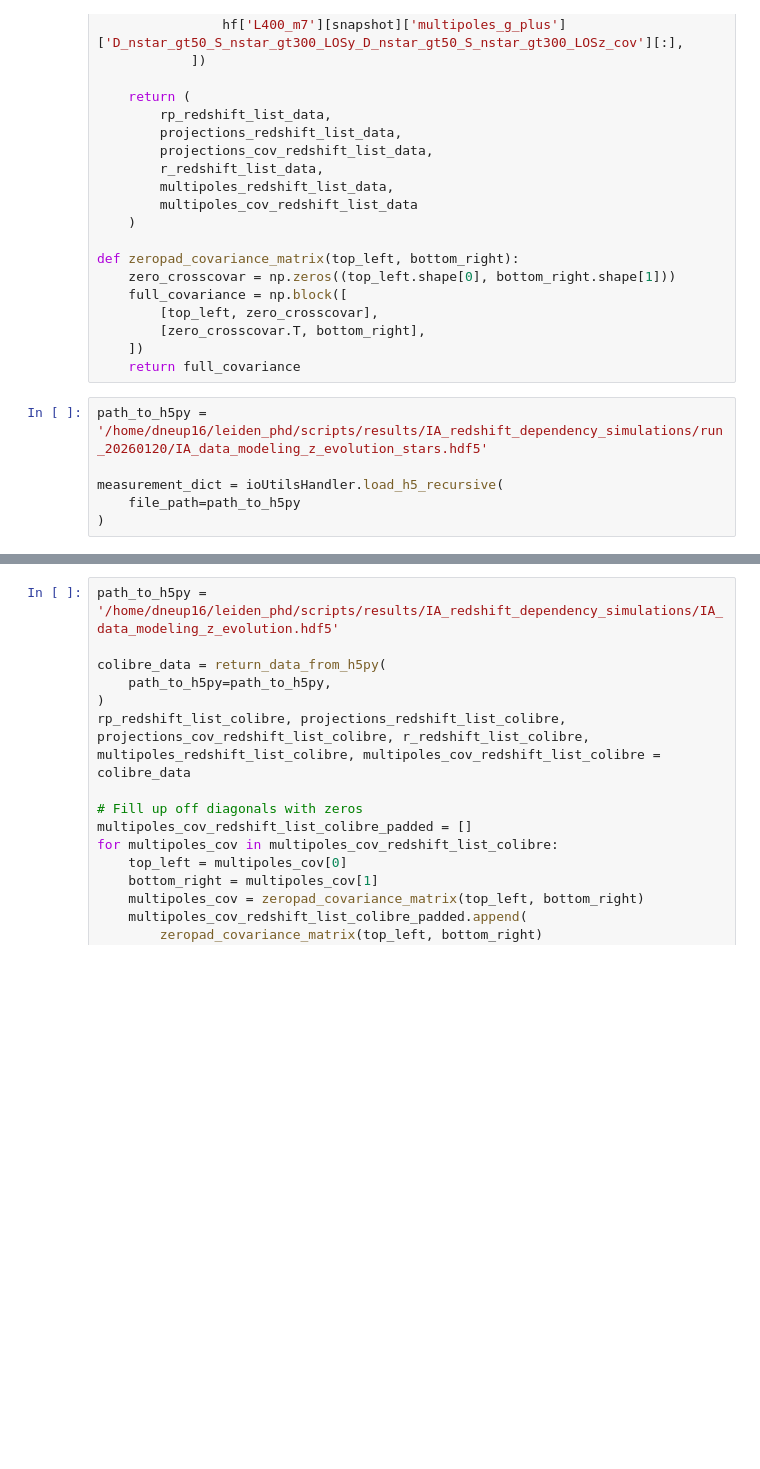
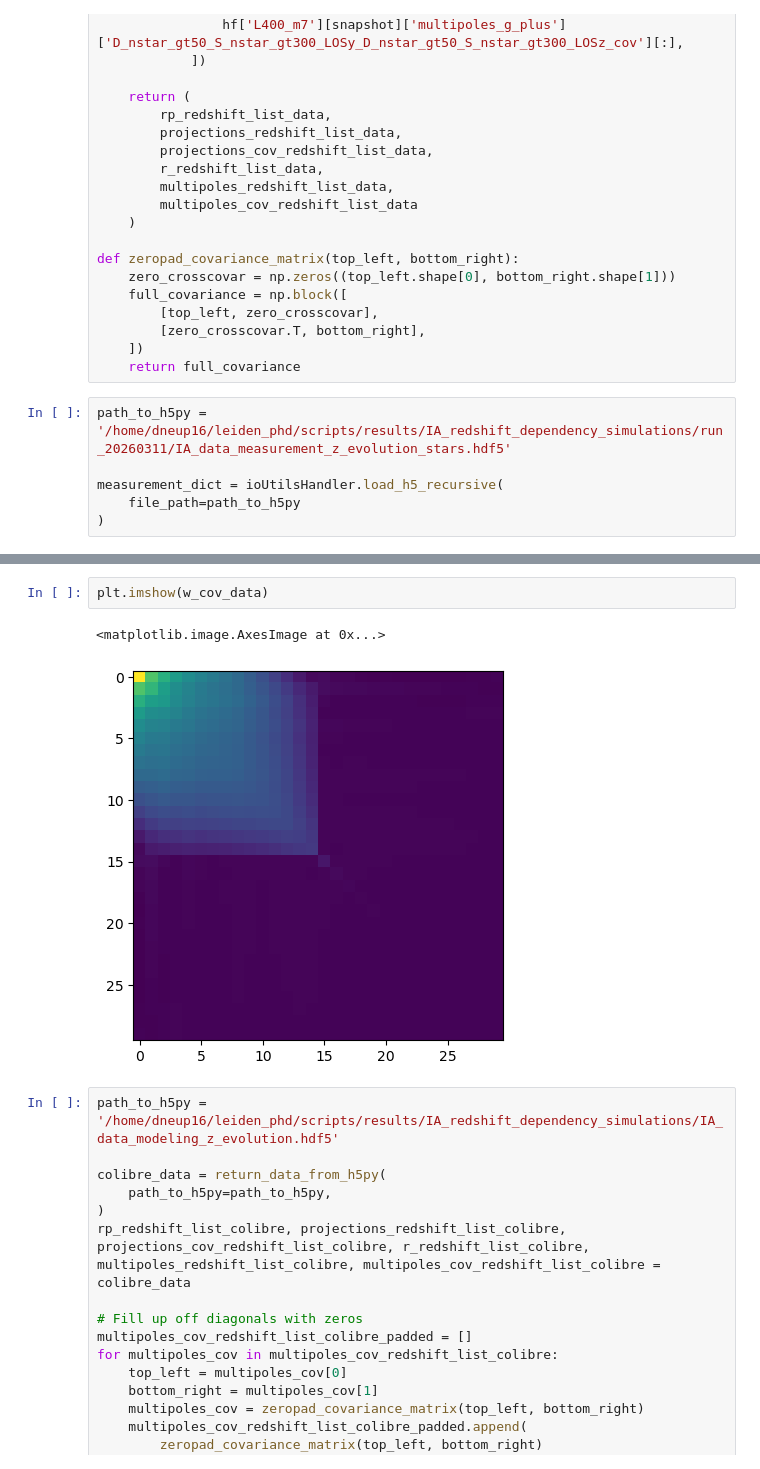
Before and after one commit to DennisNeumann97/GNAT, a Jupyter notebook: notebooks/IA_redshift_dependency_simulations.ipynb, the cells around one changed output, grey strips where cells are left out. Saved outputs shown, nothing was run; the diff lists cells and outputs as text; blank space fills up the shorter version.

```diff
--- a/notebooks/IA_redshift_dependency_simulations.ipynb
+++ b/notebooks/IA_redshift_dependency_simulations.ipynb
@@ -274,7 +274,7 @@ def zeropad_covariance_matrix(top_left, bottom_right):
     ])
     return full_covariance
 # %%
-path_to_h5py = '/home/dneup16/leiden_phd/scripts/results/IA_redshift_dependency_simulations/run_20260120/IA_data_modeling_z_evolution_stars.hdf5'
+path_to_h5py = '/home/dneup16/leiden_phd/scripts/results/IA_redshift_dependency_simulations/run_20260311/IA_data_measurement_z_evolution_stars.hdf5'
 
 measurement_dict = ioUtilsHandler.load_h5_recursive(
     file_path=path_to_h5py
@@ -366,3 +414,8 @@ for sim in measurement_dict.keys():
+# %%
+plt.imshow(w_cov_data)
+# %% [output]
+<matplotlib.image.AxesImage at 0x...>
+[figure, added]
 # %%
 path_to_h5py = '/home/dneup16/leiden_phd/scripts/results/IA_redshift_dependency_simulations/IA_data_modeling_z_evolution.hdf5'
 
```
Also changed, not shown: parts of 5 cells of this notebook, 4 other files.
